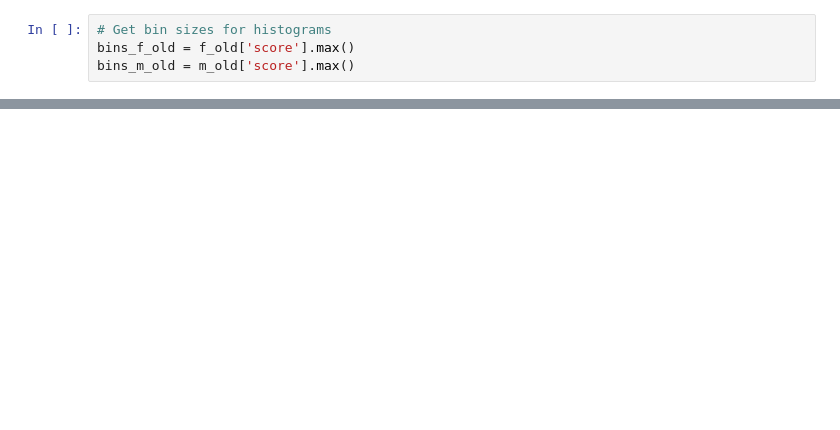
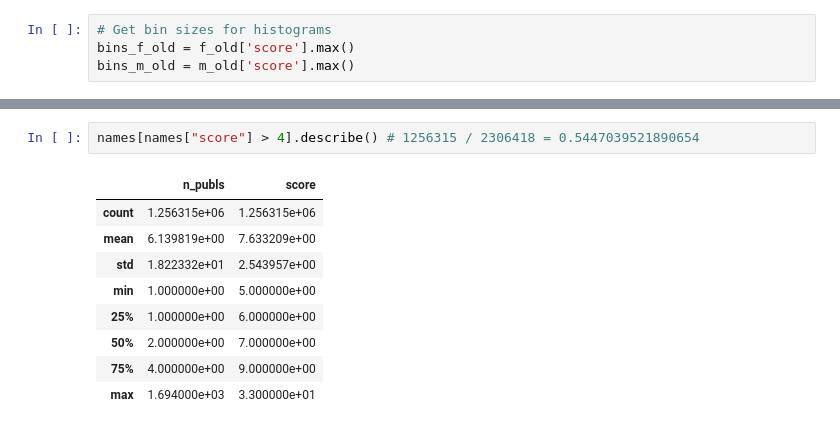
Before and after one commit to LiFaytheGoblin/Gender-Equality-in-CS-Publications, a Jupyter notebook: DataGatheringAndCleaning6_TestDataQuality1_ScoreDistribution.ipynb, the cells around one changed output, grey strips where cells are left out. Drawn from its saved outputs; the diff is of its cells as text; blank space fills up the shorter version.

```diff
--- a/DataGatheringAndCleaning6_TestDataQuality1_ScoreDistribution.ipynb
+++ b/DataGatheringAndCleaning6_TestDataQuality1_ScoreDistribution.ipynb
@@ -64,3 +110,15 @@ plt.legend()
+# %%
+names[names["score"] > 4].describe() # 1256315 / 2306418 = 0.5447039521890654
+# %% [output]
+|  | n_publs | score |
+| count | 1.256315e+06 | 1.256315e+06 |
+| mean | 6.139819e+00 | 7.633209e+00 |
+| std | 1.822332e+01 | 2.543957e+00 |
+| min | 1.000000e+00 | 5.000000e+00 |
+| 25% | 1.000000e+00 | 6.000000e+00 |
+| 50% | 2.000000e+00 | 7.000000e+00 |
+| 75% | 4.000000e+00 | 9.000000e+00 |
+| max | 1.694000e+03 | 3.300000e+01 |
 # %%
 print("The mean score of women has improved by {}.".format(f['score'].mean() - f_old['score'].mean()))
 print("The median of the score score of women has improved by {}.".format(f['score'].median() - f_old['score'].median()))
```
Also changed, not shown: parts of 11 cells of this notebook, 16 other files.
